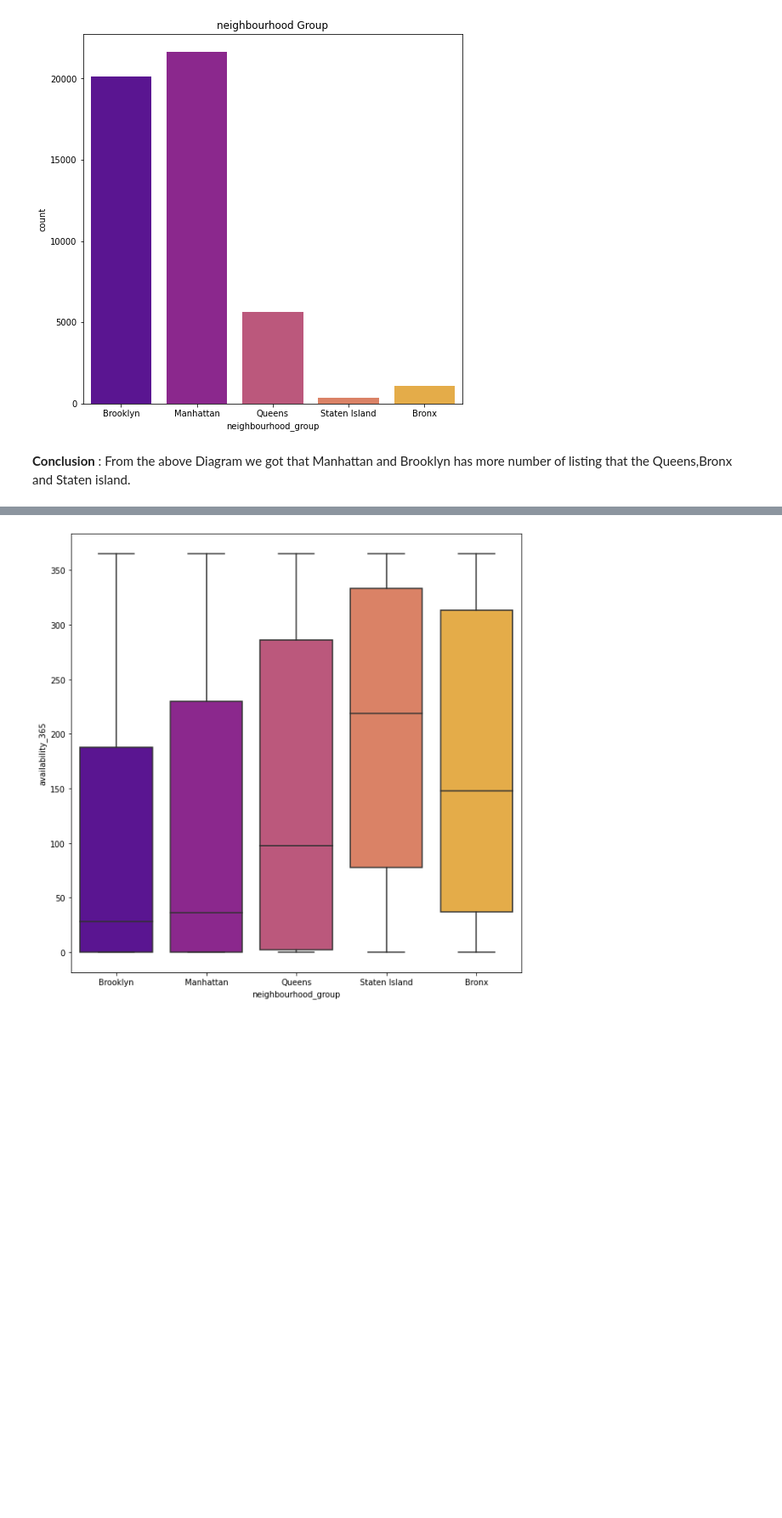
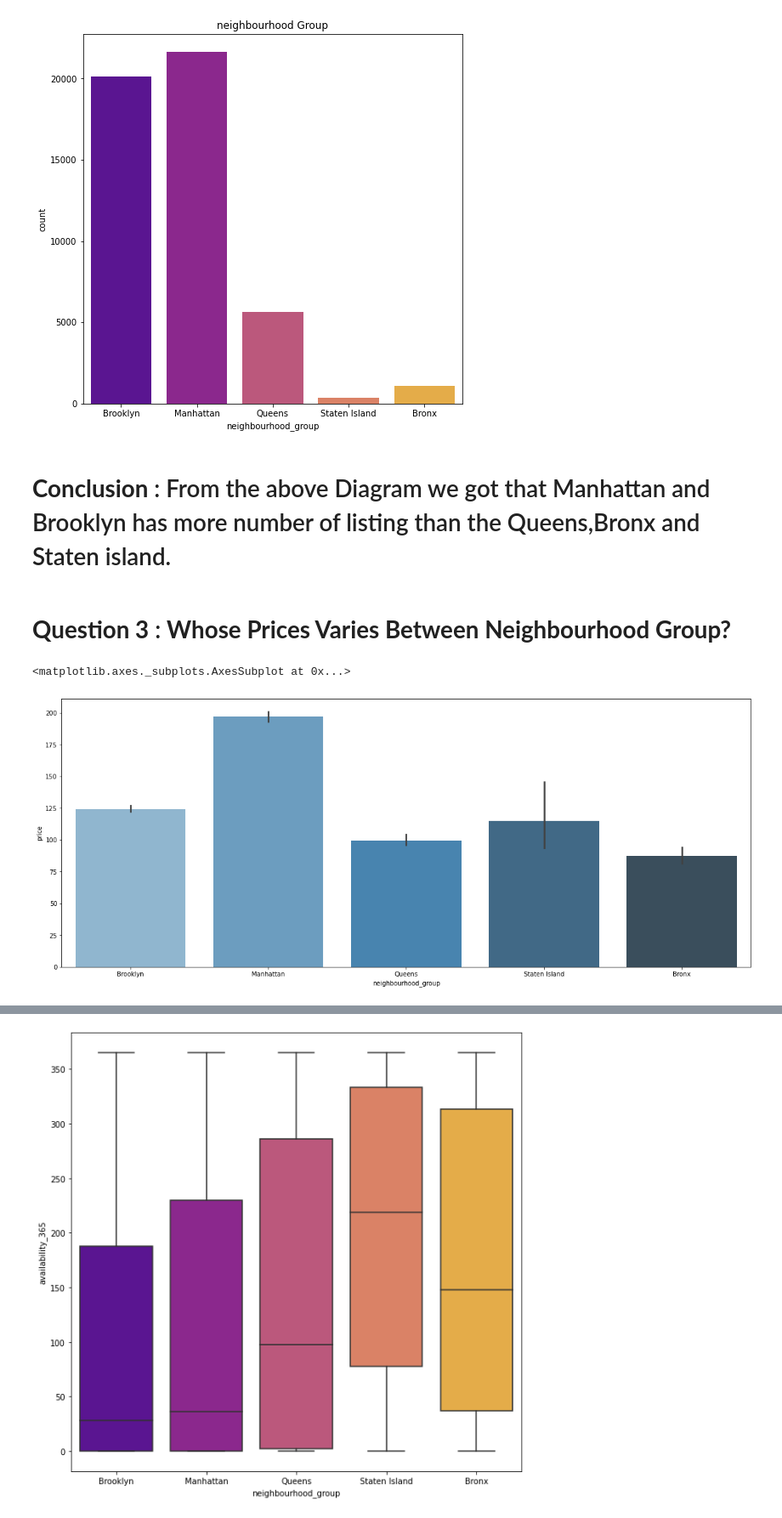
Before and after one commit to 88270gagan/AirBnb-Booking-Analysis, a Jupyter notebook: Airbnb_Bookings_Analysis_Capstone_Project.ipynb, the cells around one changed output, grey strips where cells are left out. Shown: that part at 85% size. Saved outputs shown, nothing was run; the diff lists cells and outputs as text; code cells hidden in the pictures; blank space fills up the shorter version.

```diff
--- a/Airbnb_Bookings_Analysis_Capstone_Project.ipynb
+++ b/Airbnb_Bookings_Analysis_Capstone_Project.ipynb
@@ -247,4 +263,12 @@ plt.title('neighbourhood Group')
 Text(0.5, 1.0, 'neighbourhood Group')
 [figure]
 # %% [markdown]
-**Conclusion** :  From the above Diagram we got that Manhattan and Brooklyn has more number of listing that the Queens,Bronx and Staten island.
+# **Conclusion** :  From the above Diagram we got that Manhattan and Brooklyn has more number of listing than the Queens,Bronx and Staten island.
+# %% [markdown]
+# **Question 3** : **Whose Prices Varies Between Neighbourhood Group?**
+# %%
+plt.figure(figsize=(20,8))
+sns.barplot(x="neighbourhood_group", y="price", data=df, palette="Blues_d")
+# %% [output]
+<matplotlib.axes._subplots.AxesSubplot at 0x...>
+[figure, added]
```
Also changed, not shown: parts of 34 cells of this notebook.
